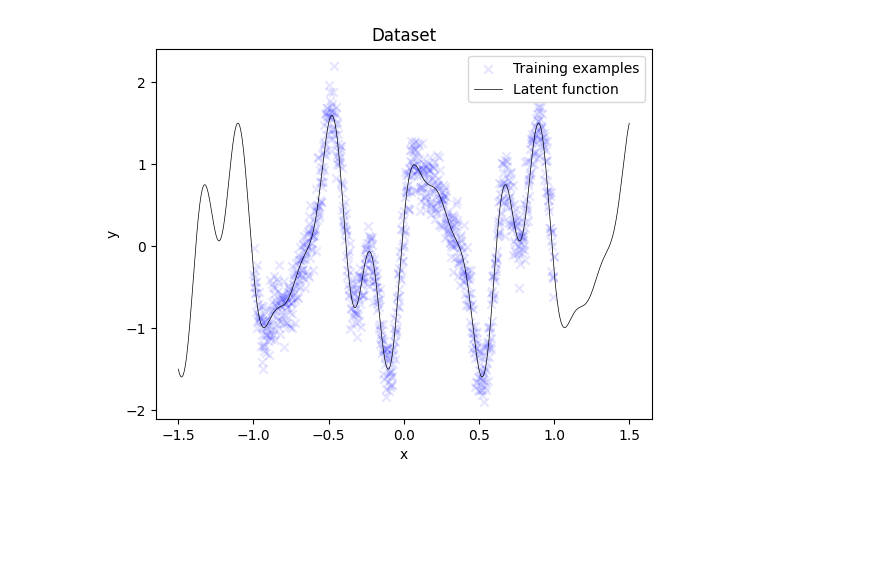
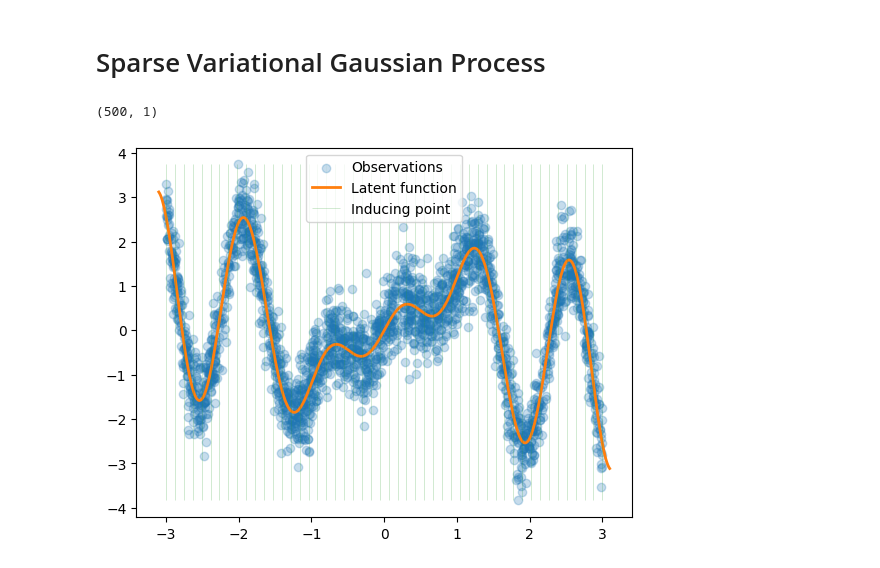
Before and after one commit to mathDR/jax-mc-pilco, a Jupyter notebook: notebooks/svgp.ipynb, the cells around one changed output. Saved outputs shown, nothing was run; the diff lists cells and outputs as text; code cells hidden in the pictures; blank space fills up the shorter version.

Commit message:
added data and src

```diff
--- a/notebooks/svgp.ipynb
+++ b/notebooks/svgp.ipynb
@@ -1,3 +1,5 @@
+# %% [markdown]
+# Sparse Variational Gaussian Process
 # %%
 import numpy as np
 import jax.numpy as jnp
@@ -12,34 +15,40 @@ config.update("jax_enable_x64", True)
 %matplotlib inline
+# %%
+key = jr.key(42)
+cols = mpl.rcParams["axes.prop_cycle"].by_key()["color"]
+# %%
+n = 2500
+noise = 0.5
+
+key, subkey = jr.split(key)
+X = random.uniform(key=key, minval=-3.0, maxval=3.0, shape=(n,)).reshape(-1, 1)
+f = lambda x: jnp.sin(2 * x) + x * jnp.cos(5 * x)
+signal = f(X)
+y = signal + jr.normal(subkey, shape=signal.shape) * noise
+
+X_test = jnp.linspace(-3.1, 3.1, 500).reshape(-1, 1)
+y_test = f(X_test)
+# %%
+X_test.shape
+# %% [output]
+(500, 1)
 # %%
-def func(x):
-    """Latent function."""
-    return 1.0 * jnp.sin(x * 3 * jnp.pi) + \
-           0.3 * jnp.cos(x * 9 * jnp.pi) + \
-           0.5 * jnp.sin(x * 7 * jnp.pi)
+n_inducing = 50
+z = jnp.linspace(-3.0, 3.0, n_inducing).reshape(-1, 1)
 
-
-# Number of training examples
-n = 1000
-
-# Noise
-sigma_y = 0.2
-
-# Noisy training data
-X = jnp.linspace(-1.0, 1.0, n).reshape(-1, 1)
-y = func(X) + sigma_y * random.normal(random.PRNGKey(0), shape=(n, 1))
-
-# Test data
-X_test = np.linspace(-1.5, 1.5, 1000).reshape(-1, 1)
-f_true = func(X_test)
-
-# Inducing inputs
-X_m = jnp.linspace(-0.4, 0.4, m).reshape(-1, 1)
+fig, ax = plt.subplots()
+ax.scatter(X, y, alpha=0.25, label="Observations", color=cols[0])
+ax.plot(X_test, y_test, label="Latent function", linewidth=2, color=cols[1])
+ax.vlines(
+    x=z,
+    ymin=y.min(),
+    ymax=y.max(),
+    alpha=0.3,
+    linewidth=0.5,
+    label="Inducing point",
+    color=cols[2],
+)
+ax.legend(loc="best")
+plt.show()
+# %% [output]
+[figure, added]
-# %%
-plt.scatter(X, y, label='Training examples', marker='x', color='blue', alpha=0.1)
-plt.plot(X_test, f_true, label='Latent function', c='k', lw=0.5)
-plt.title('Dataset')
-plt.xlabel('x')
-plt.ylabel('y')
-plt.legend();
-# %% [output]
-[figure, removed]
```
Also changed, not shown: parts of 13 cells of this notebook, 17 other files.
